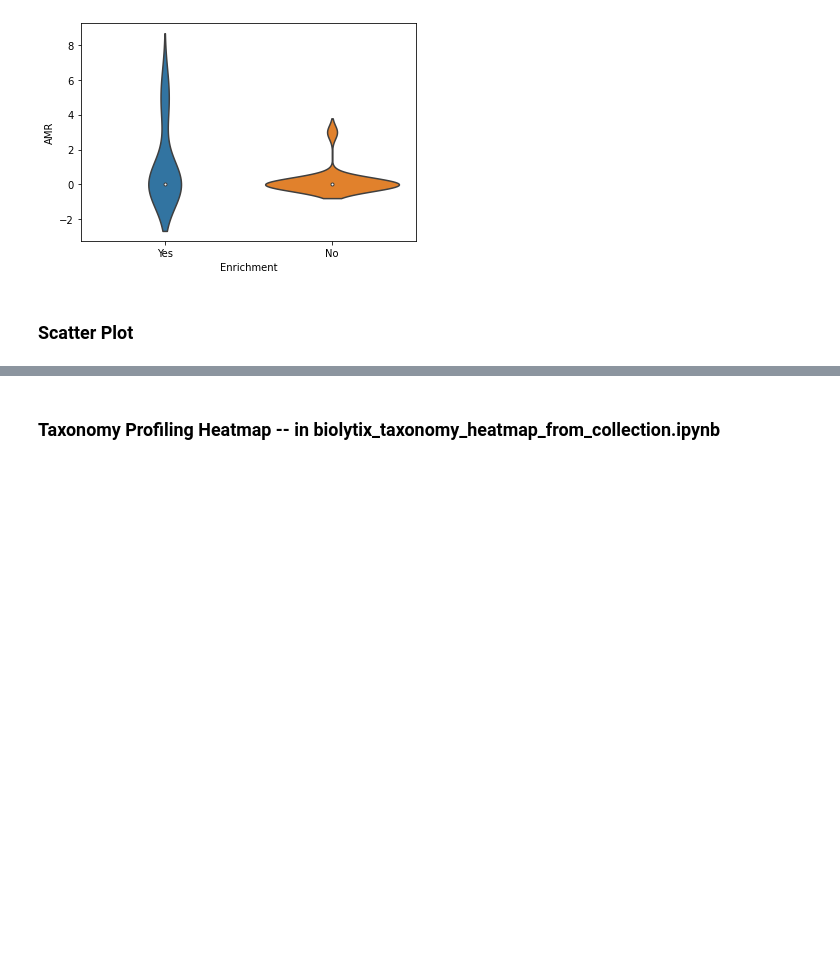
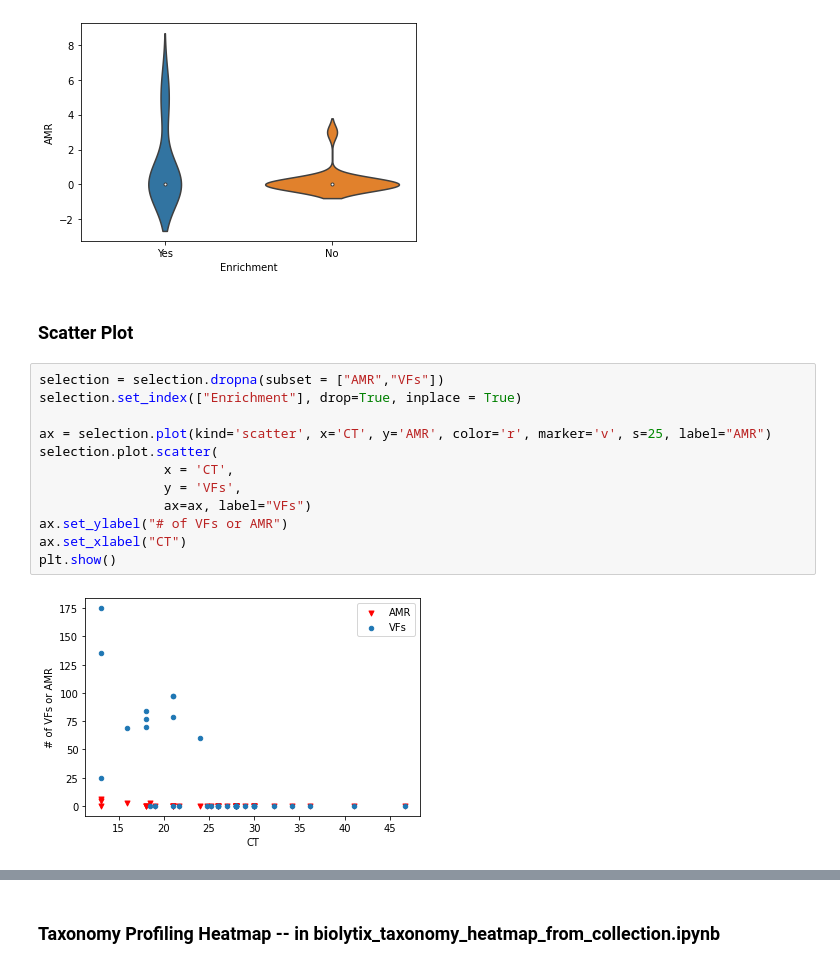
Before and after one commit to usegalaxy-eu/PathoGFAIR, a Jupyter notebook: src/biolytix_data_analysis_collection_AMR_VR.ipynb, the cells around one changed output, grey strips where cells are left out. Drawn from its saved outputs; the diff is of its cells as text; blank space fills up the shorter version.

```diff
--- a/src/biolytix_data_analysis_collection_AMR_VR.ipynb
+++ b/src/biolytix_data_analysis_collection_AMR_VR.ipynb
@@ -195,4 +195,18 @@ plt.show()
 [figure]
 # %% [markdown]
 ### Scatter Plot
+# %%
+selection = selection.dropna(subset = ["AMR","VFs"])
+selection.set_index(["Enrichment"], drop=True, inplace = True)
+
+ax = selection.plot(kind='scatter', x='CT', y='AMR', color='r', marker='v', s=25, label="AMR")
+selection.plot.scatter(
+                x = 'CT',
+                y = 'VFs',
+                ax=ax, label="VFs")
+ax.set_ylabel("# of VFs or AMR")
+ax.set_xlabel("CT")
+plt.show()
+# %% [output]
+[figure, added]
 # %%
```
Also changed, not shown: parts of 4 cells of this notebook, 7 other files.
